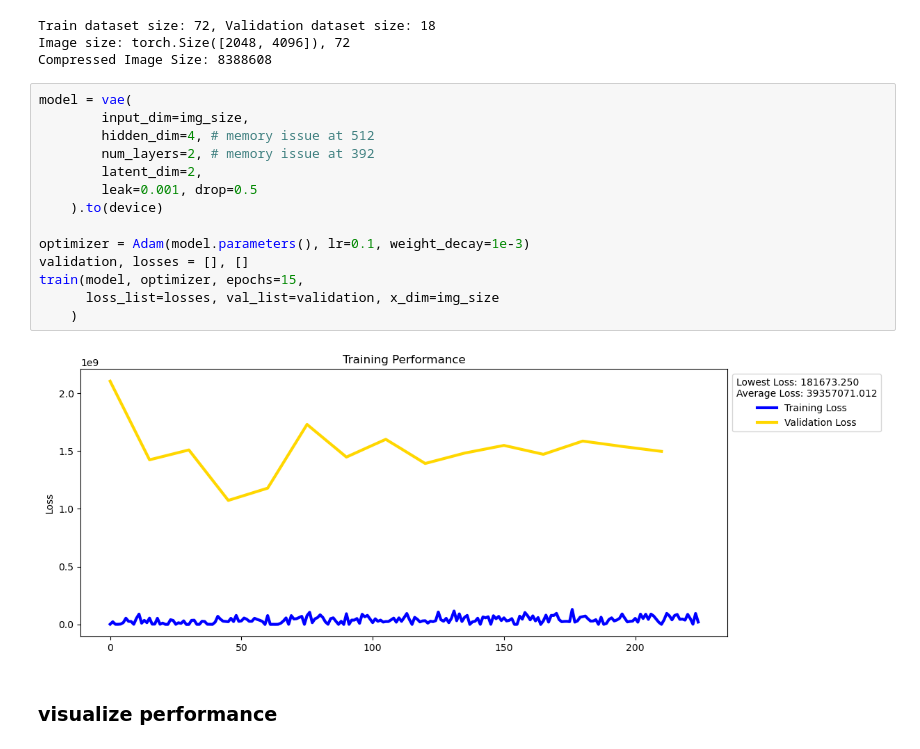
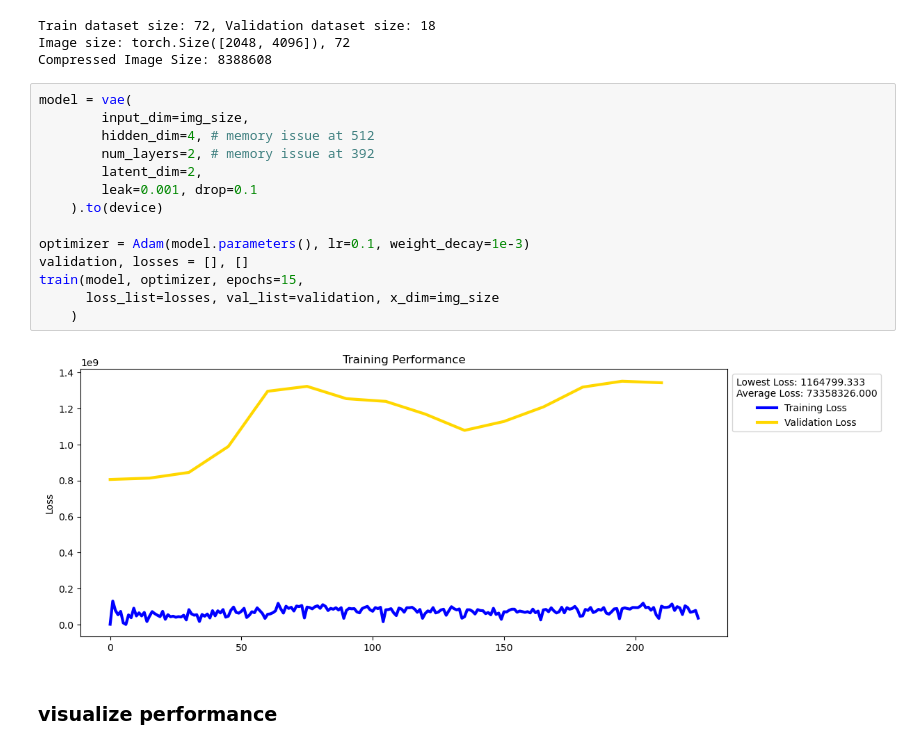
Before and after one commit to emmabacarra/cmbresearch, a Jupyter notebook: cmb vae.ipynb, the cells around one changed output. Cells and saved outputs as stored; diff of their text form.

Commit message:
drop=0.1, loss increased. can still see padding in image

```diff
--- a/cmb vae.ipynb
+++ b/cmb vae.ipynb
@@ -279,19 +279,19 @@ Compressed Image Size: 8388608
 # %%
 model = vae(
         input_dim=img_size,
         hidden_dim=4, # memory issue at 512
         num_layers=2, # memory issue at 392
         latent_dim=2,
-        leak=0.001, drop=0.5
+        leak=0.001, drop=0.1
     ).to(device)
 
 optimizer = Adam(model.parameters(), lr=0.1, weight_decay=1e-3)
 validation, losses = [], []
 train(model, optimizer, epochs=15,
       loss_list=losses, val_list=validation, x_dim=img_size
     )
 # %% [output]
-[figure, old version]
+[figure, new version]
 # %% [markdown]
 ### visualize performance
 # %%
```
Also changed, not shown: parts of 2 cells of this notebook.
